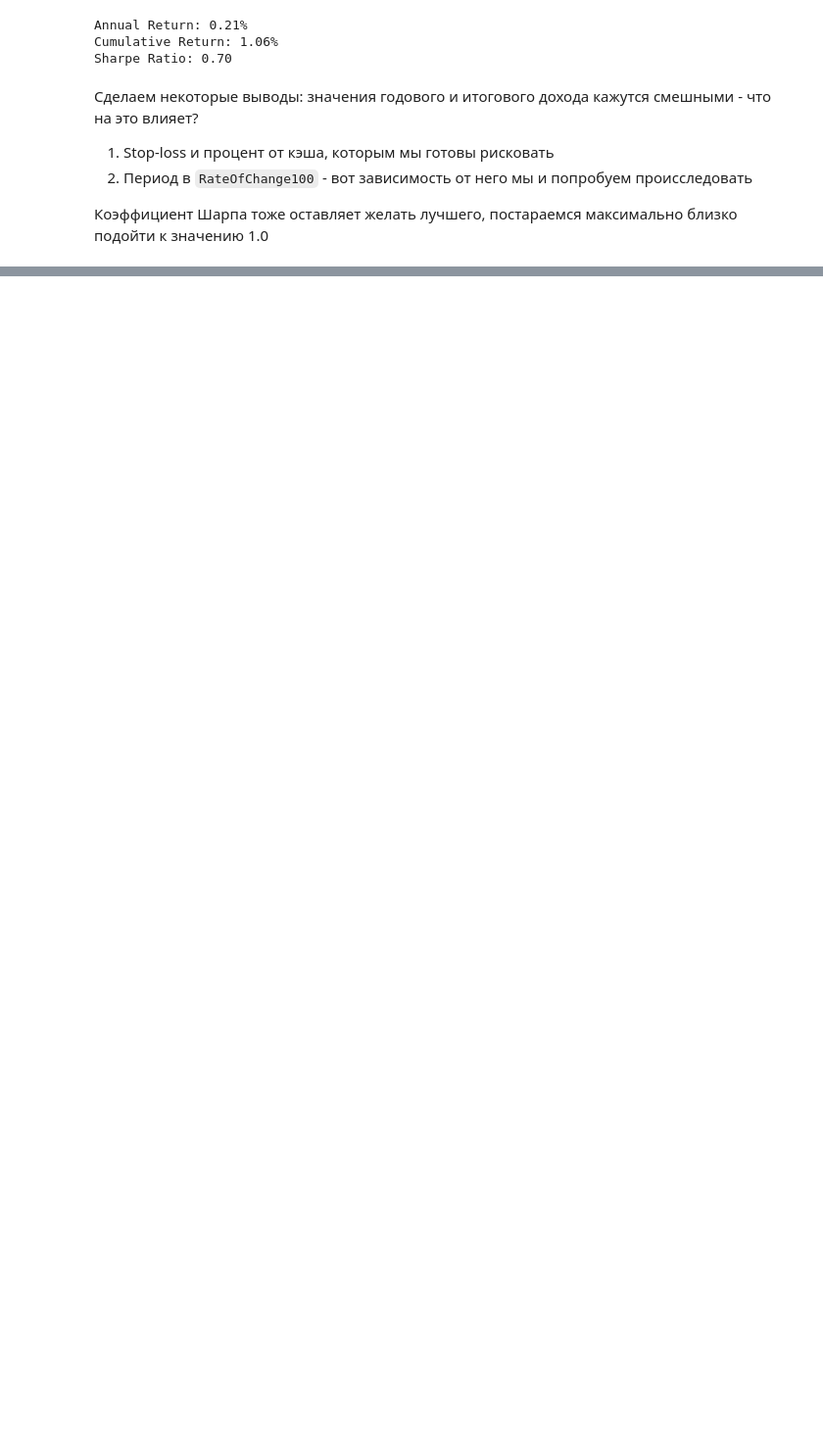
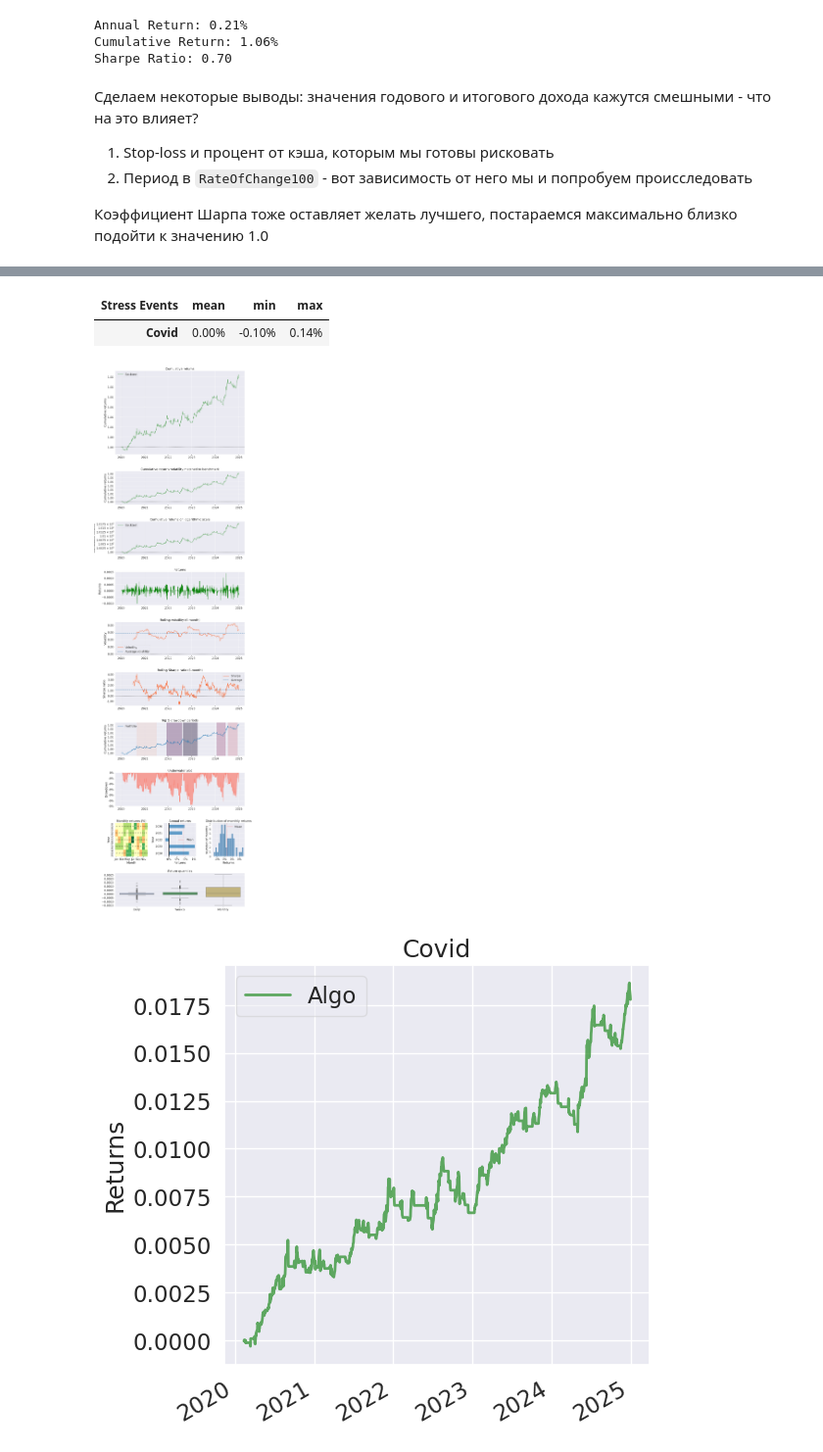
Before and after one commit to timur2912/BackTraderLib, a Jupyter notebook: main.ipynb, the cells around one changed output, grey strips where cells are left out. Shown at 98% size. Cells and saved outputs as stored; diff of their text form; code cells hidden in the pictures; blank space fills up the shorter version.

```diff
--- a/main.ipynb
+++ b/main.ipynb
@@ -208,0 +357,35 @@ Sharpe Ratio: 0.70
+# %%
+cerebro = bt.Cerebro()
+
+data = bt.feeds.GenericCSVData(
+    dataname='/Users/timurgattarov/algotrading/Onboarding Research/AAPL_2019_to_2025_daily.csv',
+    dtformat='%Y-%m-%d',
+    timeframe=bt.TimeFrame.Days,
+    fromdate=datetime.datetime(2020, 1, 1),
+    # Указываем индексы столбцов
+    close=1,
+    high=2,
+    low=3,
+    open=4,
+    volume=5,
+    openinterest=-1
+)
+cerebro.adddata(data)
+
+cerebro.addstrategy(ROCMomentumStrategy, roc_period=9)
+cerebro.addanalyzer(bt.analyzers.PyFolio, _name='pyfolio')
+
+cerebro.broker.set_cash(1000000.0)
+
+results = cerebro.run()
+# %%
+pyfolio_analyzer = results[0].analyzers.pyfolio
+returns, positions, transactions, gross_lev = pyfolio_analyzer.get_pf_items()
+returns = pd.Series(returns, index=pd.to_datetime(returns.index))
+
+pf.create_full_tear_sheet(
+    returns=returns,
+    benchmark_rets=None,
+)
+plt.show()
+# %% [output]
@@ -208,0 +415,4 @@ Sharpe Ratio: 0.70
+| Stress Events | mean | min | max |
+| Covid | 0.00% | -0.10% | 0.14% |
+[figure, added]
+[figure, added]
```
Also changed, not shown: parts of 12 cells of this notebook.
